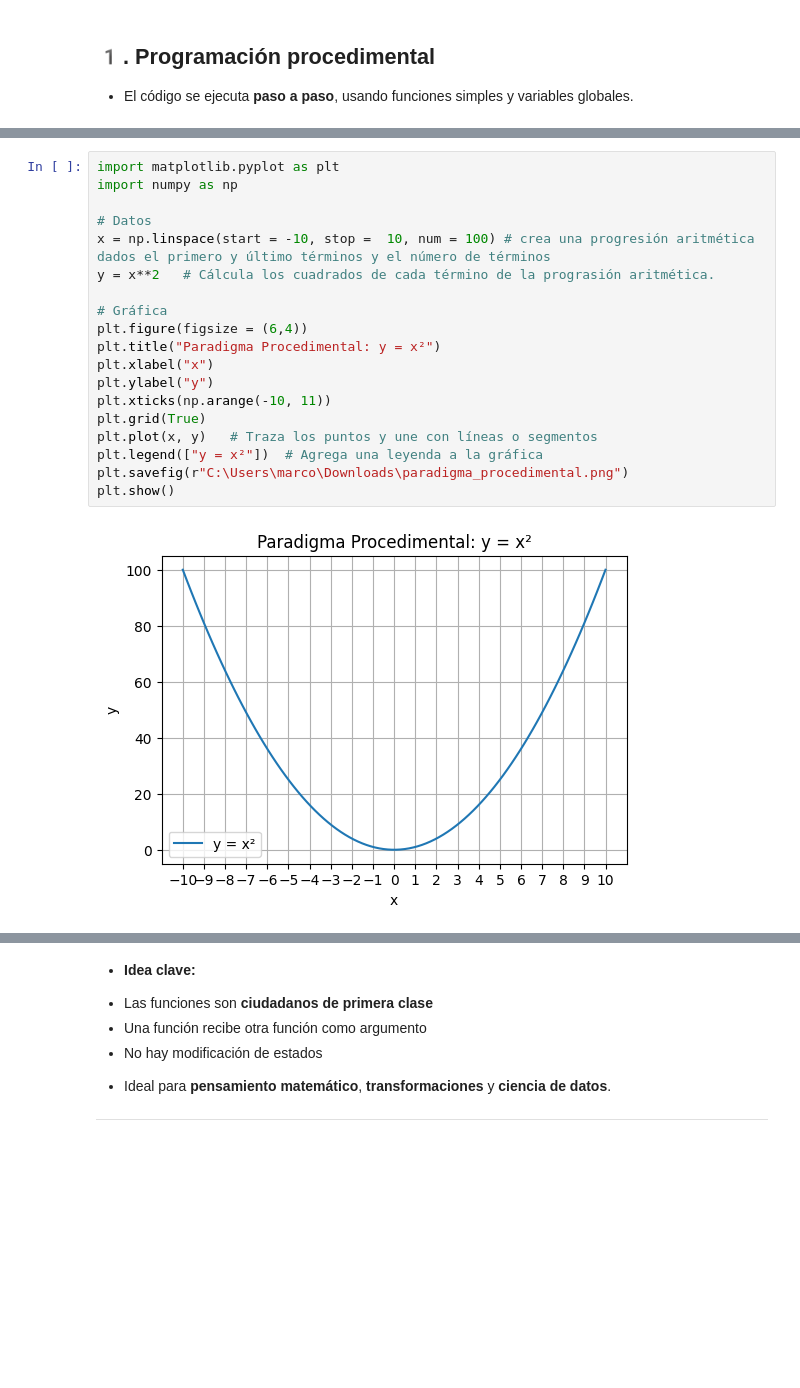
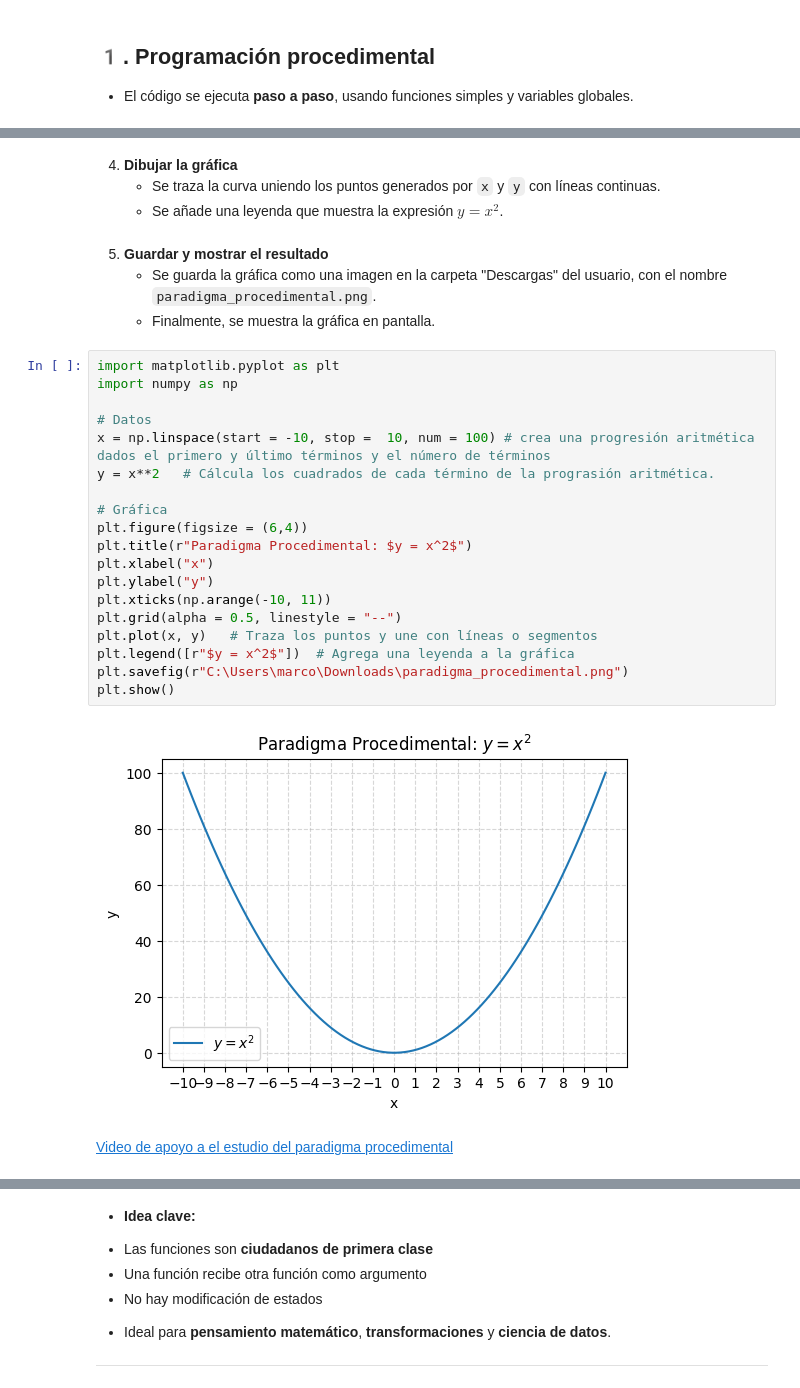
Before and after one commit to marco-canas/fundamentos_de_programacion, a Jupyter notebook: 2_clases/unidad1/1_chapter.ipynb, the cells around one changed output, grey strips where cells are left out. Saved outputs shown, nothing was run; the diff lists cells and outputs as text; blank space fills up the shorter version.

```diff
--- a/2_clases/unidad1/1_chapter.ipynb
+++ b/2_clases/unidad1/1_chapter.ipynb
@@ -185,24 +185,36 @@ en el intervalo $[-10, 10]$
+# %% [markdown]
+
+4. **Dibujar la gráfica**
+   - Se traza la curva uniendo los puntos generados por `x` y `y` con líneas continuas.
+   - Se añade una leyenda que muestra la expresión $y = x^{2}$.
+# %% [markdown]
+
+5. **Guardar y mostrar el resultado**
+   - Se guarda la gráfica como una imagen en la carpeta "Descargas" del usuario, con el nombre `paradigma_procedimental.png`.
+   - Finalmente, se muestra la gráfica en pantalla.
 # %%
 import matplotlib.pyplot as plt
 import numpy as np
 
 # Datos
 x = np.linspace(start = -10, stop =  10, num = 100) # crea una progresión aritmética dados el primero y último términos y el número de términos
 y = x**2   # Cálcula los cuadrados de cada término de la prograsión aritmética.
 
 # Gráfica
 plt.figure(figsize = (6,4))
-plt.title("Paradigma Procedimental: y = x²")
+plt.title(r"Paradigma Procedimental: $y = x^2$")
 plt.xlabel("x")
 plt.ylabel("y")
 plt.xticks(np.arange(-10, 11))
-plt.grid(True)
+plt.grid(alpha = 0.5, linestyle = "--")
 plt.plot(x, y)   # Traza los puntos y une con líneas o segmentos
-plt.legend(["y = x²"])  # Agrega una leyenda a la gráfica
+plt.legend([r"$y = x^2$"])  # Agrega una leyenda a la gráfica
 plt.savefig(r"C:\Users\marco\Downloads\paradigma_procedimental.png")
 plt.show()
 # %% [output]
-[figure, old version]
+[figure, new version]
+# %% [markdown]
+[Video de apoyo a el estudio del paradigma procedimental](https://www.youtube.com/watch?v=uwzDN9nQ1Xw)
 # %% [markdown]
 ## **Idea clave:**
 
```
Also changed, not shown: parts of 151 cells of this notebook, 3 other files.
